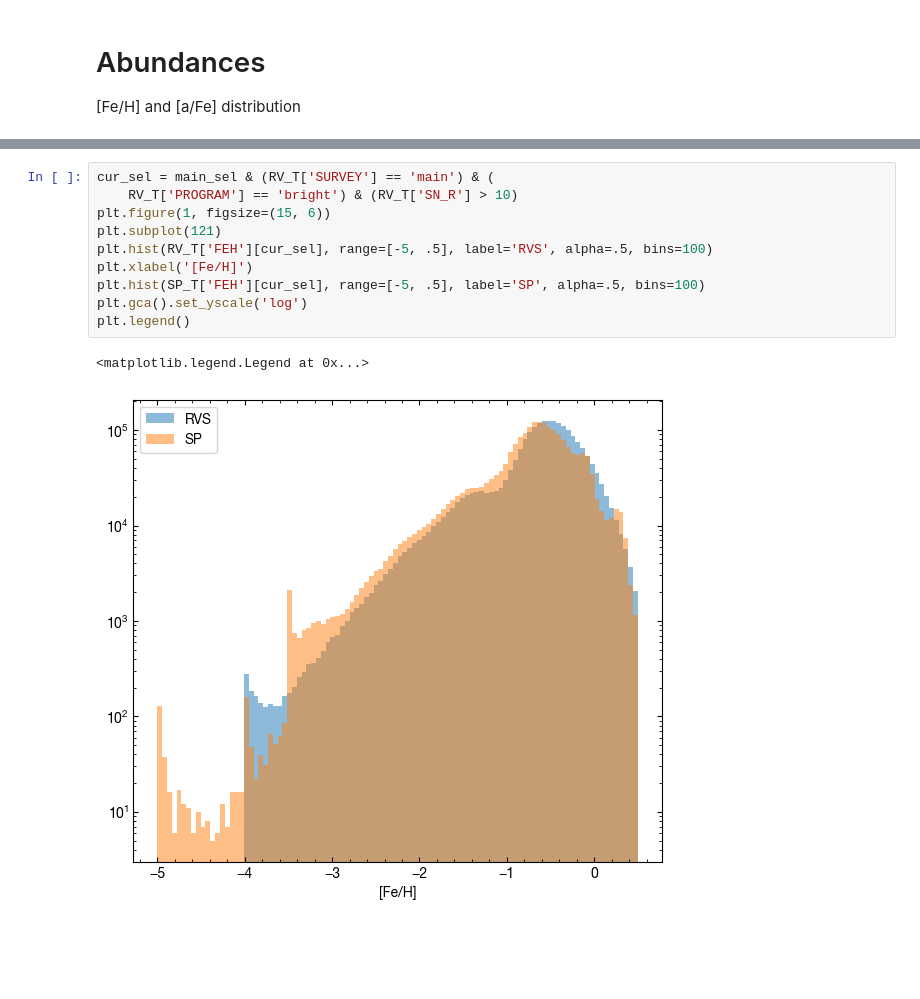
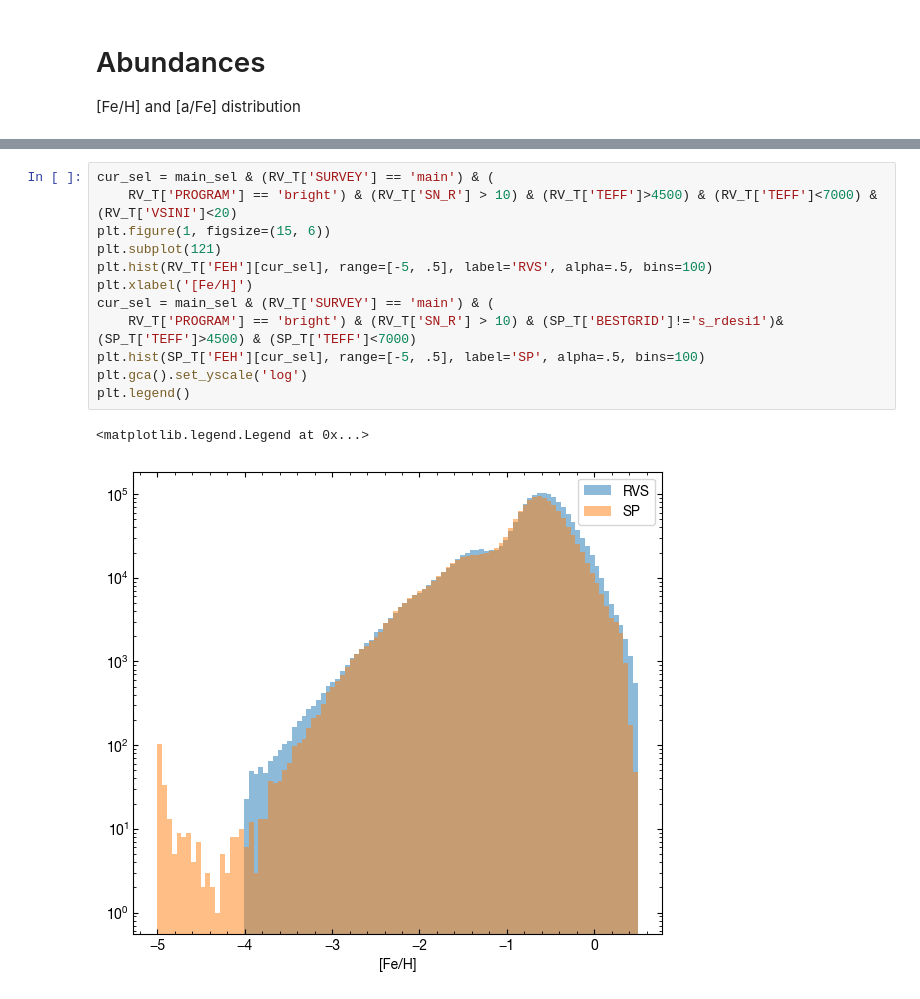
Before and after one commit to desimilkyway/dr1_tutorials, a Jupyter notebook: DR1_tutorial.ipynb, the cells around one changed output, grey strips where cells are left out. Saved outputs shown, nothing was run; the diff lists cells and outputs as text; blank space fills up the shorter version.

```diff
--- a/DR1_tutorial.ipynb
+++ b/DR1_tutorial.ipynb
@@ -308,13 +309,15 @@ plt.colorbar()
 # %%
 cur_sel = main_sel & (RV_T['SURVEY'] == 'main') & (
-    RV_T['PROGRAM'] == 'bright') & (RV_T['SN_R'] > 10)
+    RV_T['PROGRAM'] == 'bright') & (RV_T['SN_R'] > 10) & (RV_T['TEFF']>4500) & (RV_T['TEFF']<7000) & (RV_T['VSINI']<20)
 plt.figure(1, figsize=(15, 6))
 plt.subplot(121)
 plt.hist(RV_T['FEH'][cur_sel], range=[-5, .5], label='RVS', alpha=.5, bins=100)
 plt.xlabel('[Fe/H]')
+cur_sel = main_sel & (RV_T['SURVEY'] == 'main') & (
+    RV_T['PROGRAM'] == 'bright') & (RV_T['SN_R'] > 10) & (SP_T['BESTGRID']!='s_rdesi1')& (SP_T['TEFF']>4500) & (SP_T['TEFF']<7000)
 plt.hist(SP_T['FEH'][cur_sel], range=[-5, .5], label='SP', alpha=.5, bins=100)
 plt.gca().set_yscale('log')
 plt.legend()
 # %% [output]
 <matplotlib.legend.Legend at 0x...>
-[figure, old version]
+[figure, new version]
```
Also changed, not shown: parts of 3 cells of this notebook, 11 other files.
